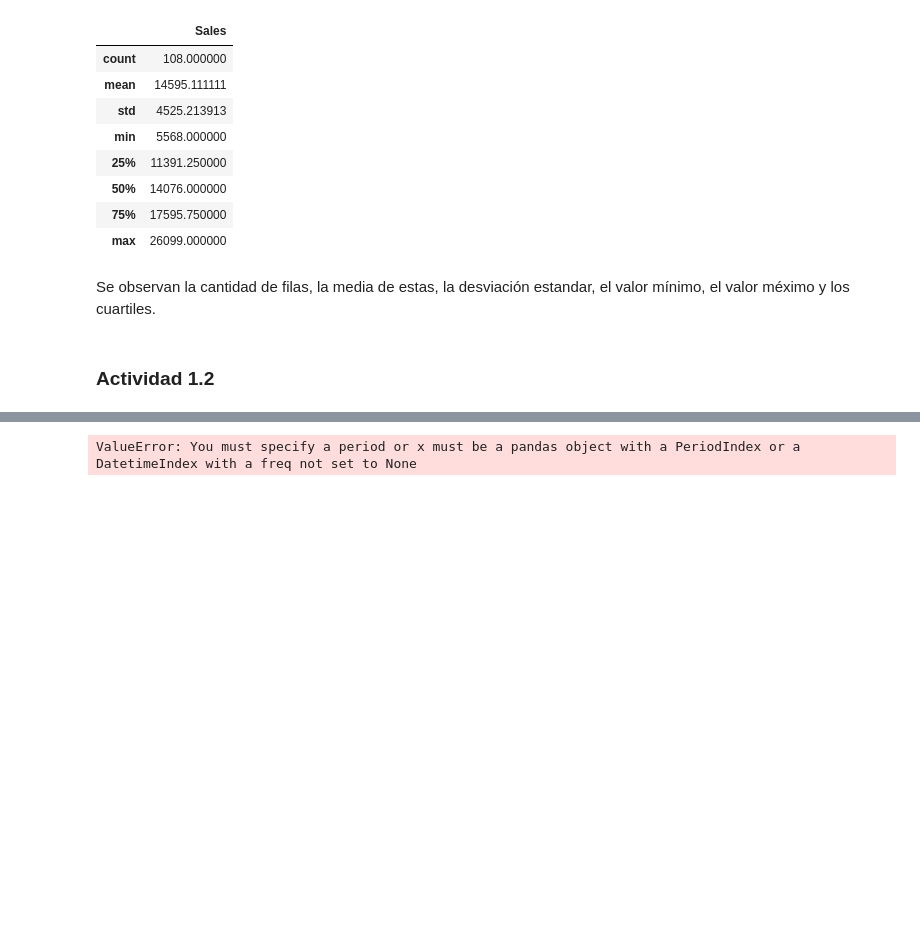
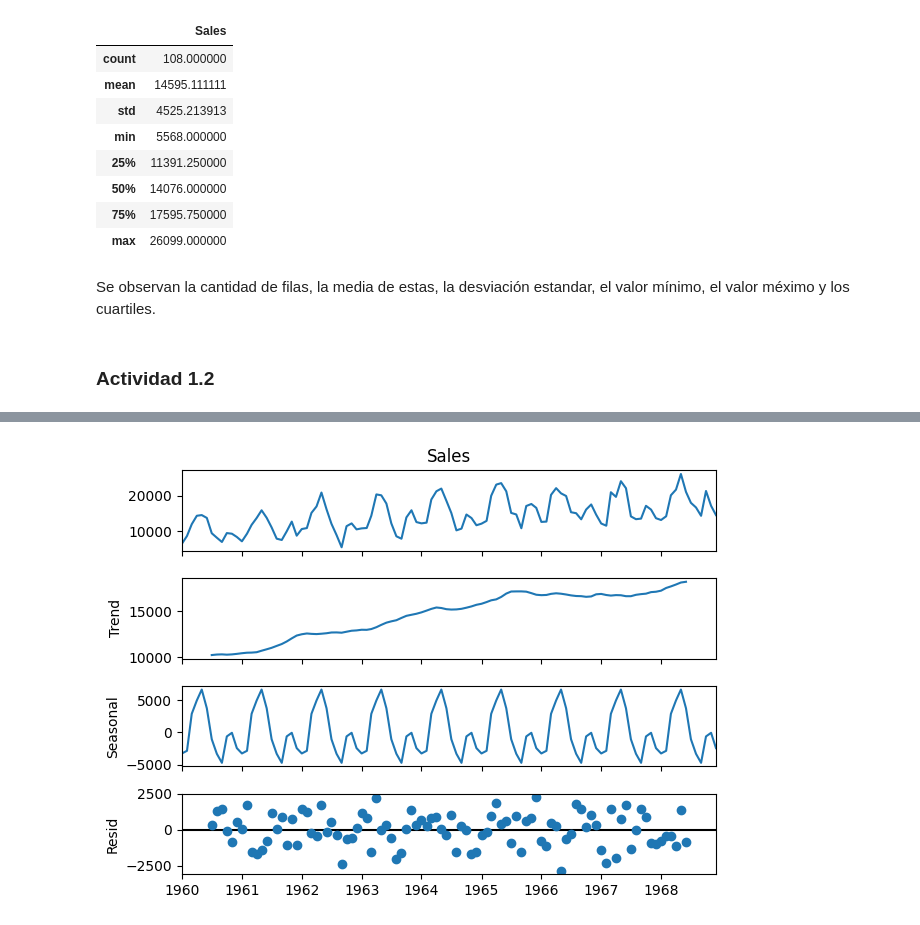
Before and after one commit to Vic-bit/CEIA-AST, a Jupyter notebook: Actividades/Actividad 1/actividad_1_Silva.ipynb, the cells around one changed output, grey strips where cells are left out. Cells and saved outputs as stored; diff of their text form; code cells hidden in the pictures; blank space fills up the shorter version.

```diff
--- a/Actividades/Actividad 1/actividad_1_Silva.ipynb
+++ b/Actividades/Actividad 1/actividad_1_Silva.ipynb
@@ -81,9 +88,15 @@ ImportError: matplotlib is required for plotting when the default backend "matpl
 # %%
 # Descomponer usando un modelo ETS aditivo
 from statsmodels.tsa.seasonal import seasonal_decompose
 
+# Cambiar el tipo de la columna a datetime
+df['Month'] = pd.to_datetime(df['Month'])
+
+# Convertir Month en un índice de fechas
+df.set_index('Month', inplace = True)
+
 # Con función seasonal_decompose, usando de modelo aditivo, separar la columna en tendencia, seasonal y resid.
 result = seasonal_decompose(df['Sales'], model = 'additive')
-result.plot()
+result.plot();
 # %% [output]
-ValueError: You must specify a period or x must be a pandas object with a PeriodIndex or a DatetimeIndex with a freq not set to None
+[figure, added]
```
Also changed, not shown: parts of 34 cells of this notebook, 1 other file.
